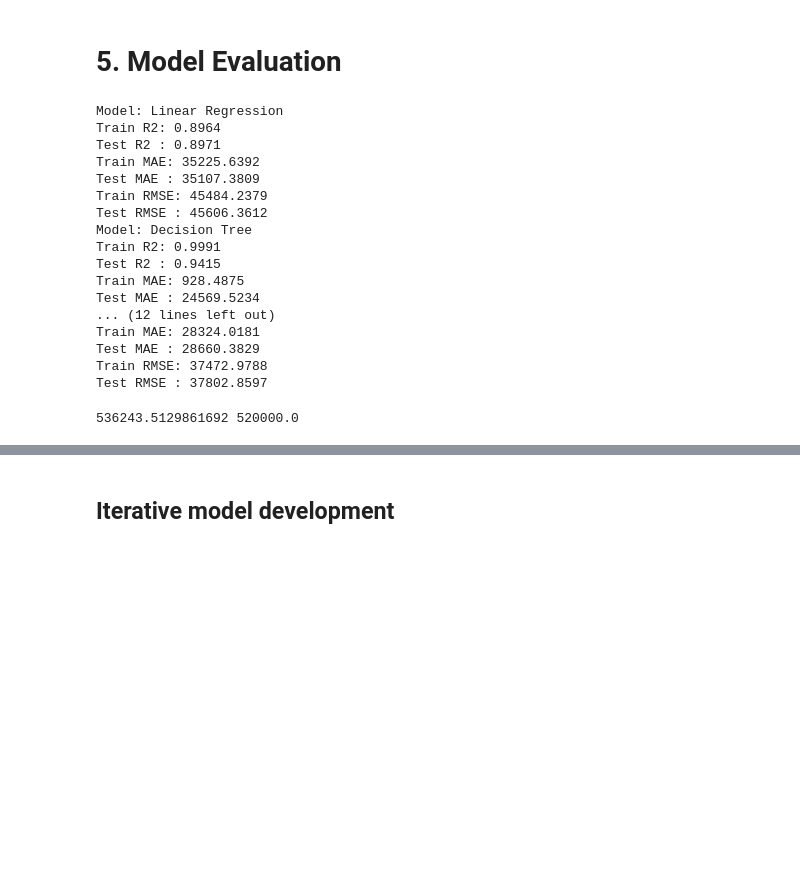
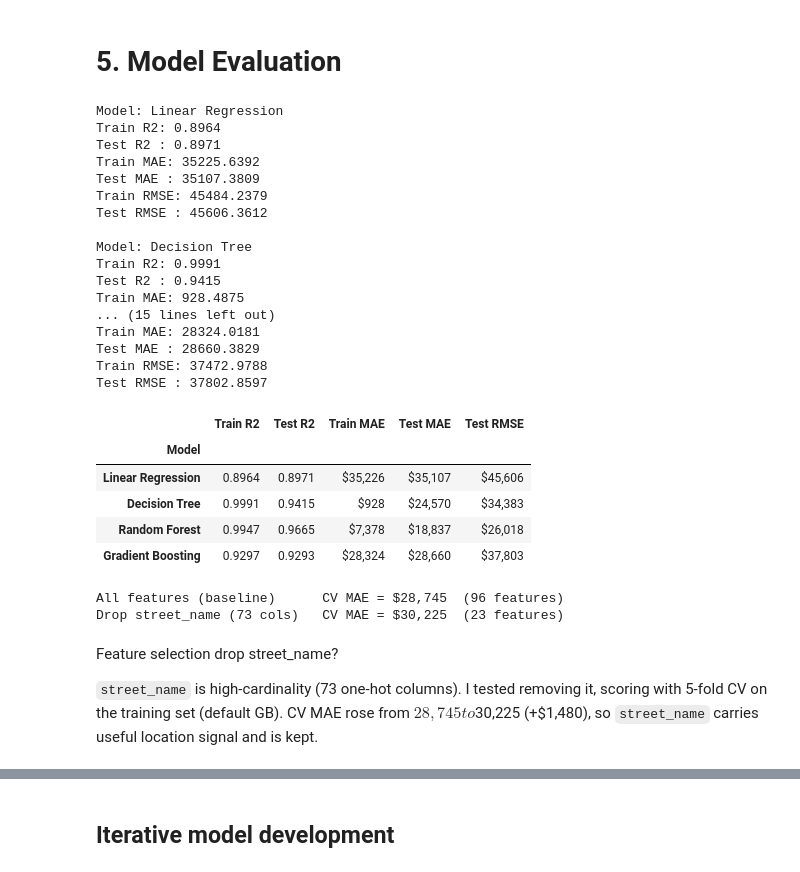
Before and after one commit to niroxzv/mldpschooljunyu, a Jupyter notebook: MLDP Program Codes Submission Template(1).ipynb, the cells around one changed output, grey strips where cells are left out. Drawn from its saved outputs; the diff is of its cells as text; code cells hidden in the pictures; blank space fills up the shorter version.

```diff
--- a/MLDP Program Codes Submission Template(1).ipynb
+++ b/MLDP Program Codes Submission Template(1).ipynb
@@ -314,46 +360,99 @@ trained Gradient Boosting
 # %% [markdown]
 # 5. Model Evaluation
 # %%
-## Evaluate model
-##First run
-## decision tree badly overfit, gradient boosting underfitting,
-## linear regression standard ,random forest best. Doing some tuning
+## Model evaluation
 from sklearn.metrics import r2_score, mean_absolute_error, root_mean_squared_error
 
 evaluation_results = []
 for name, model in models.items():
     train_predictions = model.predict(X_train)
     test_predictions = model.predict(X_test)
     print(f"Model: {name}")
     print('Train R2:', round(r2_score(y_train, train_predictions), 4))
     print('Test R2 :', round(r2_score(y_test, test_predictions), 4))
     print('Train MAE:', round(mean_absolute_error(y_train, train_predictions), 4))
     print('Test MAE :', round(mean_absolute_error(y_test, test_predictions), 4))
     print('Train RMSE:', round(root_mean_squared_error(y_train, train_predictions), 4))
     print('Test RMSE :', round(root_mean_squared_error(y_test, test_predictions), 4))
-
+    print()
     evaluation_results.append((name, r2_score(y_test, test_predictions), mean_absolute_error(y_test, test_predictions)))
 
 y_pred = model.predict(X_test)
+
+table_rows = []
+for name, model in models.items():
+    trp = model.predict(X_train)
+    tep = model.predict(X_test)
+    table_rows.append({
+        'Model': name,
+        'Train R2': round(r2_score(y_train, trp), 4),
+        'Test R2':  round(r2_score(y_test,  tep), 4),
+        'Train MAE': mean_absolute_error(y_train, trp),
+        'Test MAE':  mean_absolute_error(y_test,  tep),
+        'Test RMSE': root_mean_squared_error(y_test, tep),
+    })
+
+results_table = pd.DataFrame(table_rows).set_index('Model')
+results_table.style.format({
+    'Train R2': '{:.4f}', 'Test R2': '{:.4f}',
+    'Train MAE': '${:,.0f}', 'Test MAE': '${:,.0f}', 'Test RMSE': '${:,.0f}',
+})
+
+## Linear regression model is underfitting and has the worst performance among the models. It is not able
+## to capture the complex relationships in the data, leading to lower R2 and higher error metrics.
+## Decision Tree has a mismatch between its train and test which is off by around 13k in MAE in decision tree.
+## Random forest both MAE and RMSE are mismatched by around 11k and 16k respectively and memorising in deep trees.
+## Both Random forest and Decision Tree are overfitting.
+## Gradient boosting is underfitting but has the best performance overall >90 r square and similar train and test numbers.
 # %% [output]
 Model: Linear Regression
 Train R2: 0.8964
 Test R2 : 0.8971
 Train MAE: 35225.6392
 Test MAE : 35107.3809
 Train RMSE: 45484.2379
 Test RMSE : 45606.3612
+
 Model: Decision Tree
 Train R2: 0.9991
 Test R2 : 0.9415
 Train MAE: 928.4875
-Test MAE : 24569.5234
-... (12 lines left out)
+... (15 lines left out)
 Train MAE: 28324.0181
 Test MAE : 28660.3829
 Train RMSE: 37472.9788
 Test RMSE : 37802.8597
+|  | Train R2 | Test R2 | Train MAE | Test MAE | Test RMSE |
+| Model |  |  |  |  |  |
+| Linear Regression | 0.8964 | 0.8971 | $35,226 | $35,107 | $45,606 |
+| Decision Tree | 0.9991 | 0.9415 | $928 | $24,570 | $34,383 |
+| Random Forest | 0.9947 | 0.9665 | $7,378 | $18,837 | $26,018 |
+| Gradient Boosting | 0.9297 | 0.9293 | $28,324 | $28,660 | $37,803 |
 # %%
-print(y.mean(), y.median())
+from sklearn.model_selection import cross_val_score
+from sklearn.ensemble import GradientBoostingRegressor
+
+gb = GradientBoostingRegressor(random_state=42)
+street_cols = [c for c in X_train.columns if c.startswith('street_name_')]
+##test the effect of dropping street_name features on model performance
+experiments = {
+    'All features (baseline)': X_train,
+    'Drop street_name (73 cols)': X_train.drop(columns=street_cols),
+}
+
+for name, Xset in experiments.items():
+    mae = -cross_val_score(gb, Xset, y_train, cv=5,
+                           scoring='neg_mean_absolute_error').mean()
+    print(f'{name:<28} CV MAE = ${mae:,.0f}  ({Xset.shape[1]} features)')
 # %% [output]
-536243.5129861692 520000.0
+All features (baseline)      CV MAE = $28,745  (96 features)
+Drop street_name (73 cols)   CV MAE = $30,225  (23 features)
+# %% [markdown]
+
+
+Feature selection drop street_name?
+
+`street_name` is high-cardinality (73 one-hot columns). I tested removing it,
+scoring with 5-fold CV on the training set (default GB). CV MAE rose from
+$28,745 to $30,225 (+$1,480), so `street_name` carries useful location signal
+and is kept.
```
Also changed, not shown: parts of 20 cells of this notebook, 3 other files.
